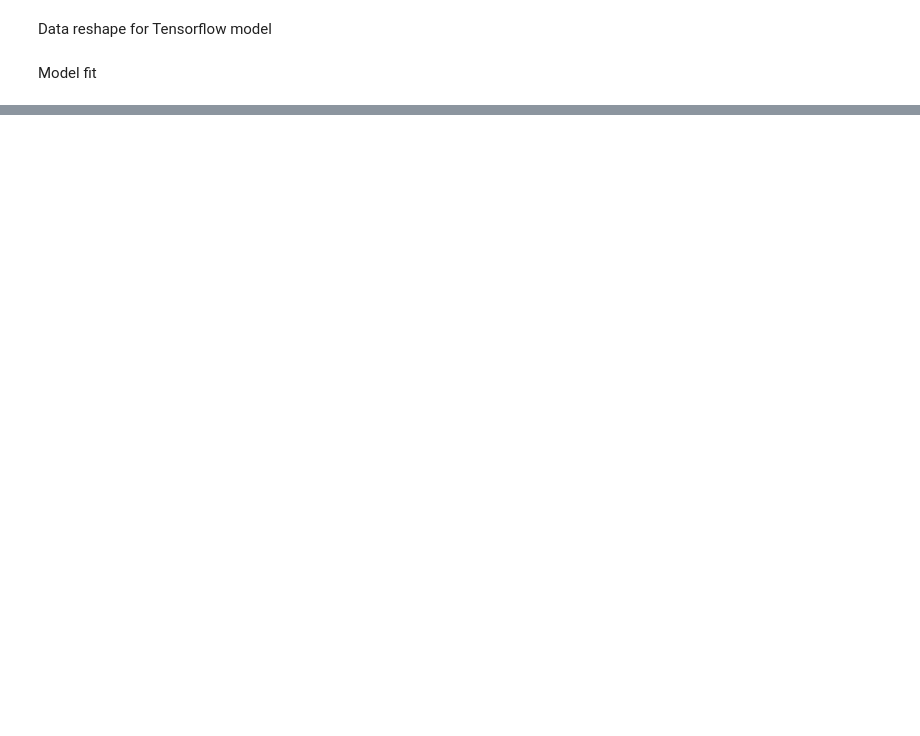
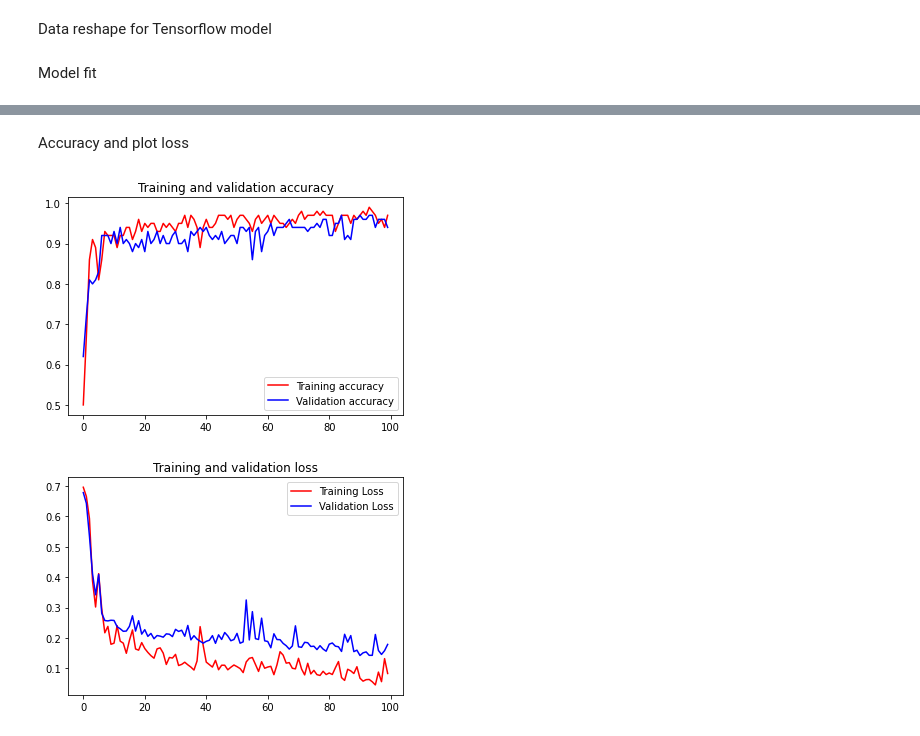
Before and after one commit to TheoPantaz/Motor-Imagery-Classification-with-Tensorflow-and-MNE, a Jupyter notebook: Motor_Imagery_clsf.ipynb, the cells around one changed output, grey strips where cells are left out. Saved outputs shown, nothing was run; the diff lists cells and outputs as text; code cells hidden in the pictures; blank space fills up the shorter version.

```diff
--- a/Motor_Imagery_clsf.ipynb
+++ b/Motor_Imagery_clsf.ipynb
@@ -218,6 +220,6 @@ X_train, X_test, Y_train, Y_test = reshape_data(X_train, X_test, labels, reshape
 # %% [markdown]
 Model fit
 # %%
-model.fit(X_train, Y_train, epochs= 100, batch_size = 4, validation_data=(X_test, Y_test), verbose=1)
+history = model.fit(X_train, Y_train, epochs= 100, batch_size = 4, validation_data=(X_test, Y_test), verbose=1)
 # %% [output]
 Epoch 1/100
@@ -240,0 +242,27 @@ Epoch 100/100
+# %% [markdown]
+Accuracy and plot loss
+# %%
+%matplotlib inline
+import matplotlib.pyplot as plt
+acc = history.history['accuracy']
+val_acc = history.history['val_accuracy']
+loss = history.history['loss']
+val_loss = history.history['val_loss']
+
+epochs = range(len(acc))
+
+plt.plot(epochs, acc, 'r', label='Training accuracy')
+plt.plot(epochs, val_acc, 'b', label='Validation accuracy')
+plt.title('Training and validation accuracy')
+plt.legend()
+plt.figure()
+
+plt.plot(epochs, loss, 'r', label='Training Loss')
+plt.plot(epochs, val_loss, 'b', label='Validation Loss')
+plt.title('Training and validation loss')
+plt.legend()
+
+plt.show()
+# %% [output]
+[figure, added]
+[figure, added]
```
Also changed, not shown: parts of 4 cells of this notebook.
